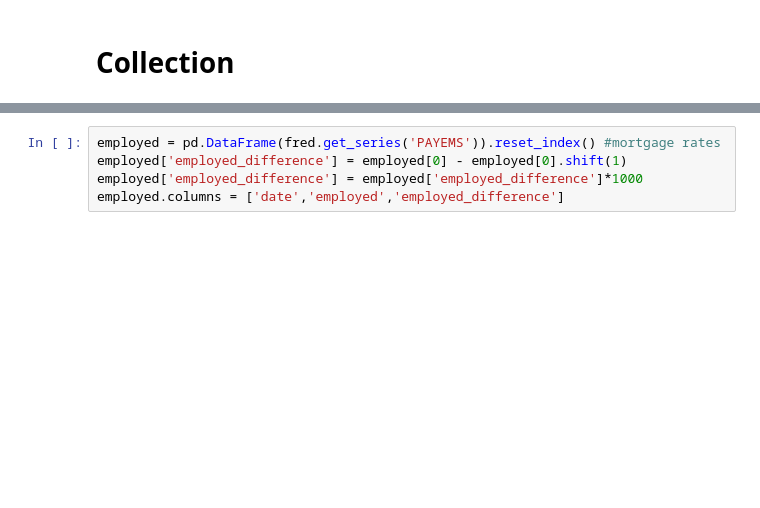
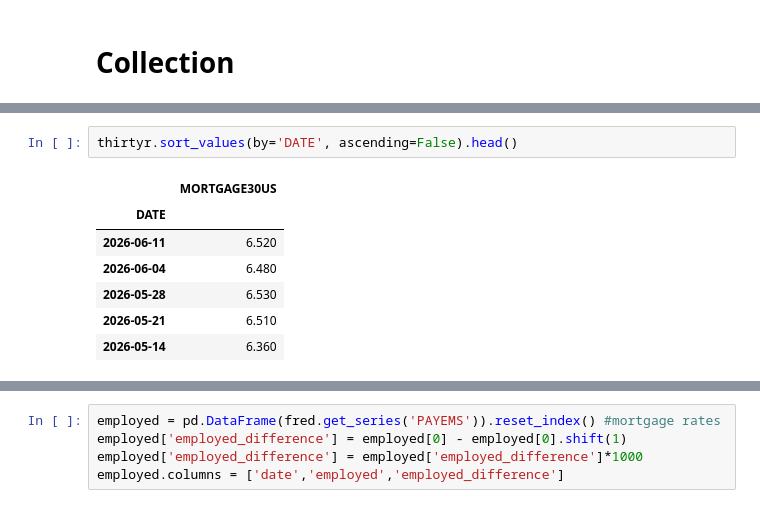
Before and after one commit to pval108/economic-review, a Jupyter notebook: economics.ipynb, the cells around one changed output, grey strips where cells are left out. Cells and saved outputs as stored; diff of their text form; blank space fills up the shorter version.

```diff
--- a/economics.ipynb
+++ b/economics.ipynb
@@ -41,0 +40,10 @@ pd.set_option('display.float_format', lambda x: '%.3f' % x)
+# %%
+thirtyr.sort_values(by='DATE', ascending=False).head()
+# %% [output]
+|  | MORTGAGE30US |
+| DATE |  |
+| 2026-06-11 | 6.520 |
+| 2026-06-04 | 6.480 |
+| 2026-05-28 | 6.530 |
+| 2026-05-21 | 6.510 |
+| 2026-05-14 | 6.360 |
```
Also changed, not shown: parts of 67 cells of this notebook.
